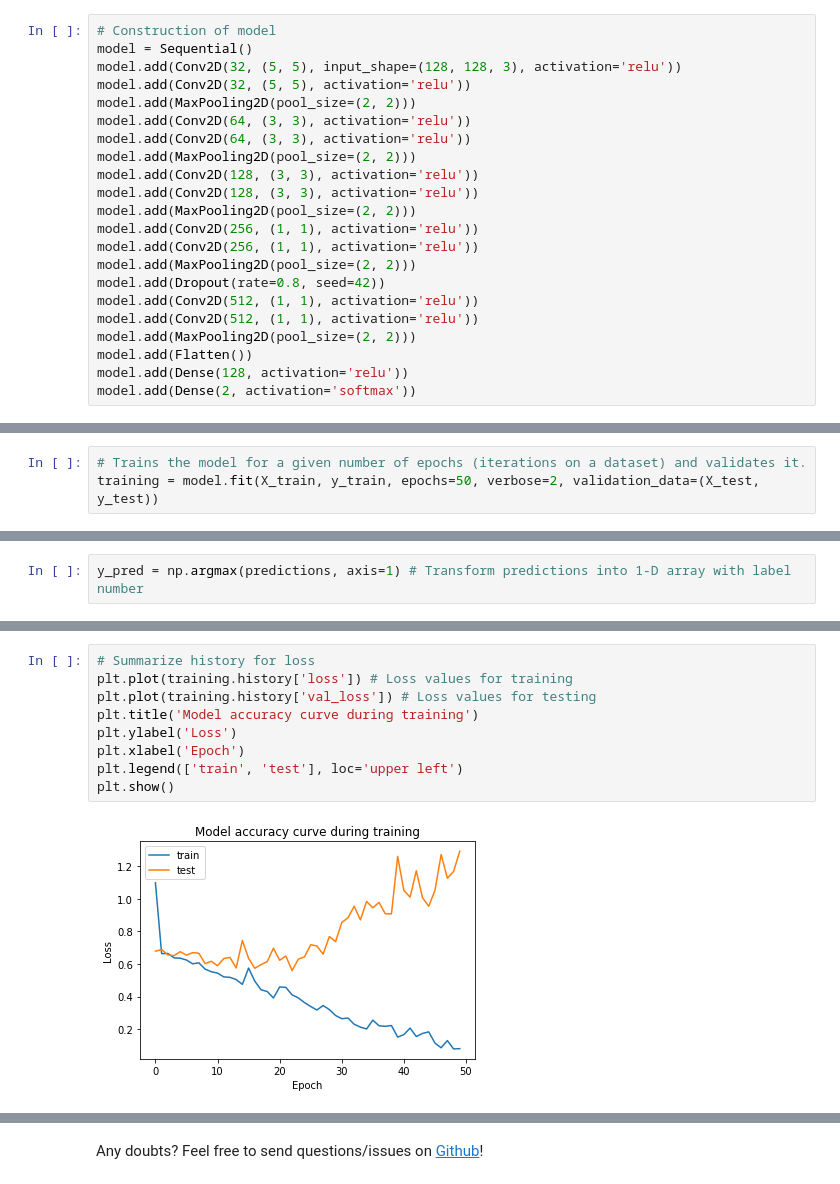
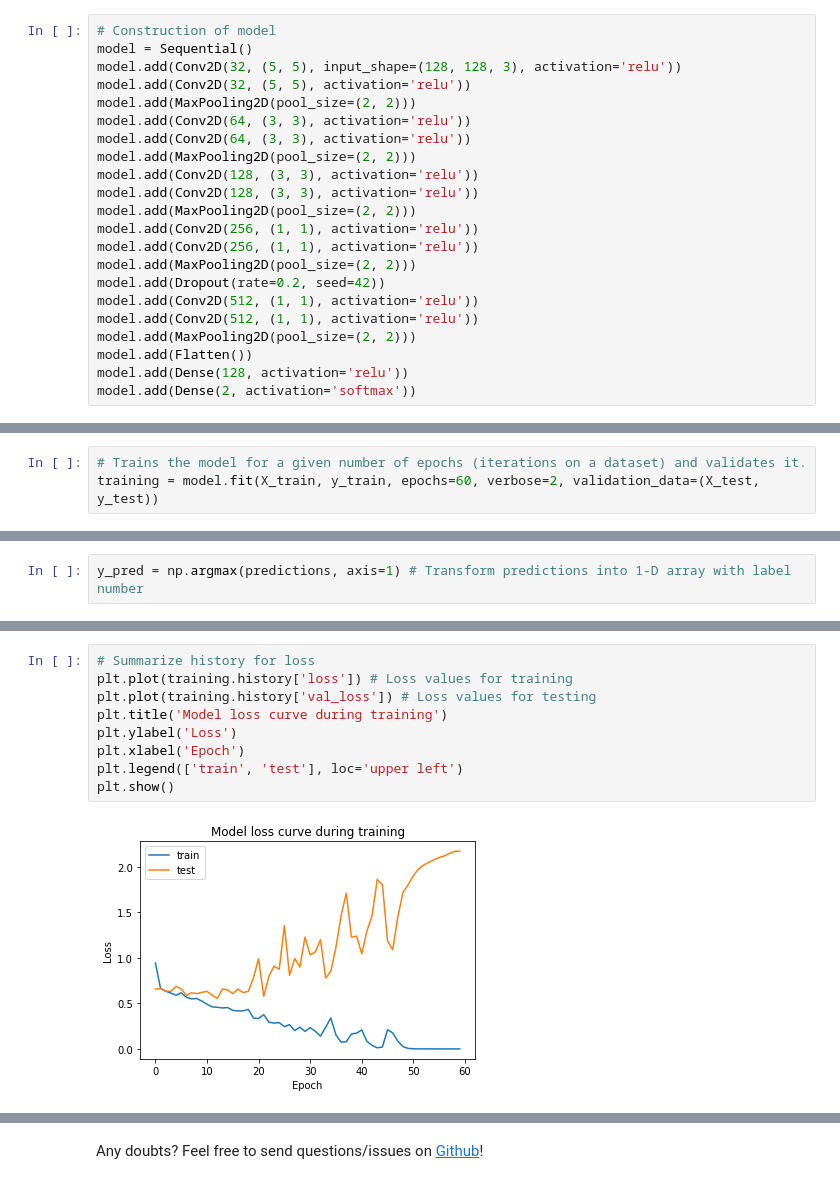
Before and after one commit to filipefborba/AstroStats, a Jupyter notebook: CraterFinder.ipynb, the cells around one changed output, grey strips where cells are left out. Drawn from its saved outputs; the diff is of its cells as text.

```diff
--- a/CraterFinder.ipynb
+++ b/CraterFinder.ipynb
@@ -204,7 +204,7 @@ model.add(MaxPooling2D(pool_size=(2, 2)))
 model.add(Conv2D(256, (1, 1), activation='relu'))
 model.add(Conv2D(256, (1, 1), activation='relu'))
 model.add(MaxPooling2D(pool_size=(2, 2)))
-model.add(Dropout(rate=0.8, seed=42))
+model.add(Dropout(rate=0.2, seed=42))
 model.add(Conv2D(512, (1, 1), activation='relu'))
 model.add(Conv2D(512, (1, 1), activation='relu'))
 model.add(MaxPooling2D(pool_size=(2, 2)))
@@ -242,7 +242,7 @@ model.compile(optimizer='adam', # Optimization routine, which tells the computer
               metrics=['accuracy']) # List of metrics to be evaluated by the model during training and testing.
 # %%
 # Trains the model for a given number of epochs (iterations on a dataset) and validates it.
-training = model.fit(X_train, y_train, epochs=50, verbose=2, validation_data=(X_test, y_test))
+training = model.fit(X_train, y_train, epochs=60, verbose=2, validation_data=(X_test, y_test))
 # %% [output]
 WARNING:tensorflow:From /usr/local/lib/python3.6/dist-packages/tensorflow/python/ops/math_ops.py:3066: to_int32 (from tensorflow.python.ops.math_ops) is deprecated and will be removed in a future vers ...
 Instructions for updating:
@@ -355,11 +383,11 @@ plt.show()
 # %%
 # Summarize history for loss
 plt.plot(training.history['loss']) # Loss values for training
 plt.plot(training.history['val_loss']) # Loss values for testing
-plt.title('Model accuracy curve during training')
+plt.title('Model loss curve during training')
 plt.ylabel('Loss')
 plt.xlabel('Epoch')
 plt.legend(['train', 'test'], loc='upper left')
 plt.show()
 # %% [output]
-[figure, old version]
+[figure, new version]
```
Also changed, not shown: parts of 14 cells of this notebook, 3 other files.
